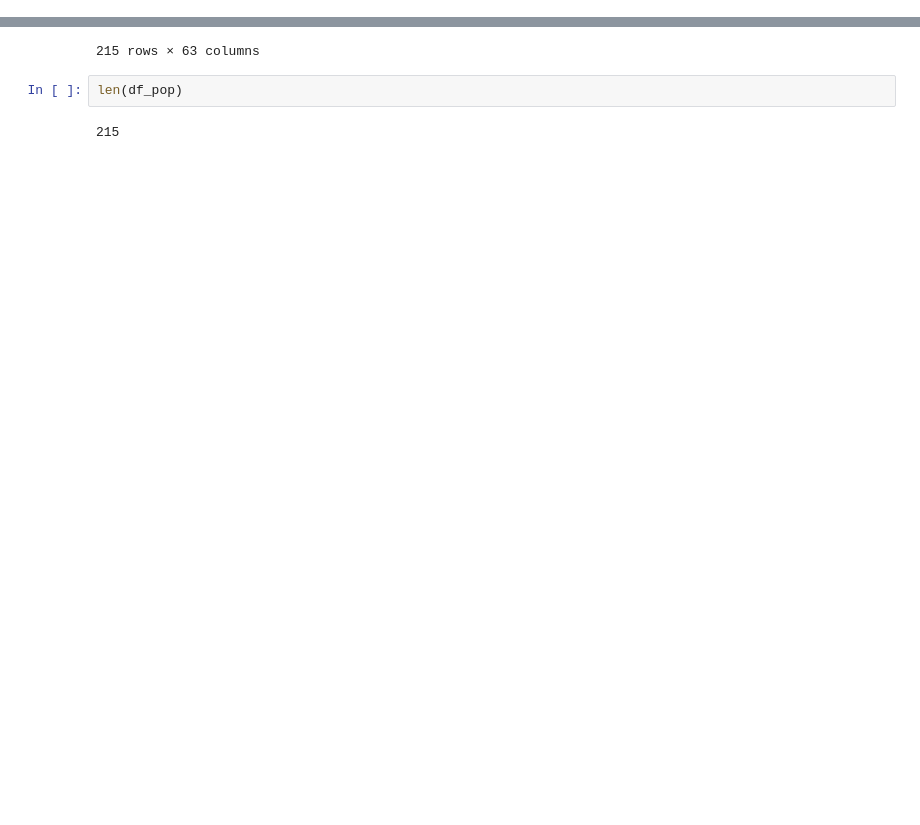
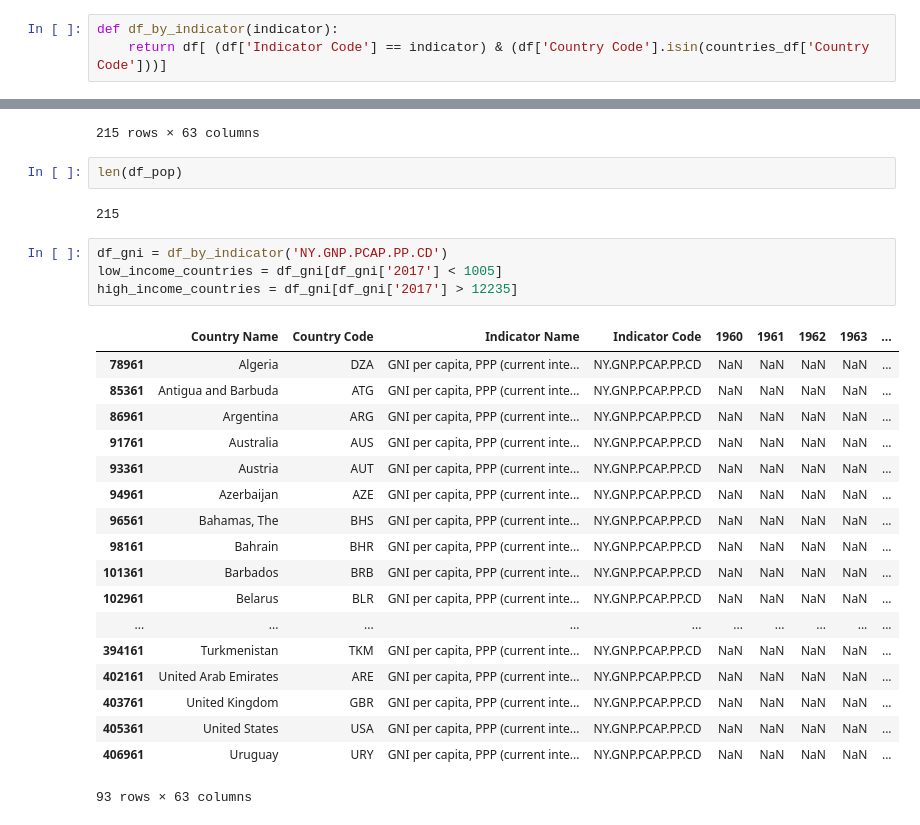
Before and after one commit to nilesh0109/Research-Methods, a Jupyter notebook: Task4/christopher_kavish_nilesh.ipynb, the cells around one changed output, grey strips where cells are left out. Saved outputs shown, nothing was run; the diff lists cells and outputs as text; blank space fills up the shorter version.

Commit message:
[Christoper] categorize high and low income countries

```diff
--- a/Task4/christopher_kavish_nilesh.ipynb
+++ b/Task4/christopher_kavish_nilesh.ipynb
@@ -13,5 +13,8 @@ countries_df.dropna(subset=['Currency Unit' , '2-alpha code', 'WB-2 code'], inpl
 countries_df = countries_df[['Country Code', 'Table Name']]
 # %% [markdown]
 Function to get rid of unwanted countries
+# %%
+def df_by_indicator(indicator):
+    return df[ (df['Indicator Code'] == indicator) & (df['Country Code'].isin(countries_df['Country Code']))]
 # %% [markdown]
 FILTERING THE DATASET FOR POPULATION
@@ -47,3 +57,26 @@ df_gdp
 len(df_pop)
 # %% [output]
 215
+# %%
+df_gni = df_by_indicator('NY.GNP.PCAP.PP.CD')
+low_income_countries = df_gni[df_gni['2017'] < 1005]
+high_income_countries = df_gni[df_gni['2017'] > 12235]
+# %% [output]
+|  | Country Name | Country Code | Indicator Name | Indicator Code | 1960 | 1961 | 1962 | 1963 | ... |
+| 78961 | Algeria | DZA | GNI per capita, PPP (current inte... | NY.GNP.PCAP.PP.CD | NaN | NaN | NaN | NaN | ... |
+| 85361 | Antigua and Barbuda | ATG | GNI per capita, PPP (current inte... | NY.GNP.PCAP.PP.CD | NaN | NaN | NaN | NaN | ... |
+| 86961 | Argentina | ARG | GNI per capita, PPP (current inte... | NY.GNP.PCAP.PP.CD | NaN | NaN | NaN | NaN | ... |
+| 91761 | Australia | AUS | GNI per capita, PPP (current inte... | NY.GNP.PCAP.PP.CD | NaN | NaN | NaN | NaN | ... |
+| 93361 | Austria | AUT | GNI per capita, PPP (current inte... | NY.GNP.PCAP.PP.CD | NaN | NaN | NaN | NaN | ... |
+| 94961 | Azerbaijan | AZE | GNI per capita, PPP (current inte... | NY.GNP.PCAP.PP.CD | NaN | NaN | NaN | NaN | ... |
+| 96561 | Bahamas, The | BHS | GNI per capita, PPP (current inte... | NY.GNP.PCAP.PP.CD | NaN | NaN | NaN | NaN | ... |
+| 98161 | Bahrain | BHR | GNI per capita, PPP (current inte... | NY.GNP.PCAP.PP.CD | NaN | NaN | NaN | NaN | ... |
+| 101361 | Barbados | BRB | GNI per capita, PPP (current inte... | NY.GNP.PCAP.PP.CD | NaN | NaN | NaN | NaN | ... |
+| 102961 | Belarus | BLR | GNI per capita, PPP (current inte... | NY.GNP.PCAP.PP.CD | NaN | NaN | NaN | NaN | ... |
+| ... | ... | ... | ... | ... | ... | ... | ... | ... | ... |
+| 394161 | Turkmenistan | TKM | GNI per capita, PPP (current inte... | NY.GNP.PCAP.PP.CD | NaN | NaN | NaN | NaN | ... |
+| 402161 | United Arab Emirates | ARE | GNI per capita, PPP (current inte... | NY.GNP.PCAP.PP.CD | NaN | NaN | NaN | NaN | ... |
+| 403761 | United Kingdom | GBR | GNI per capita, PPP (current inte... | NY.GNP.PCAP.PP.CD | NaN | NaN | NaN | NaN | ... |
+| 405361 | United States | USA | GNI per capita, PPP (current inte... | NY.GNP.PCAP.PP.CD | NaN | NaN | NaN | NaN | ... |
+| 406961 | Uruguay | URY | GNI per capita, PPP (current inte... | NY.GNP.PCAP.PP.CD | NaN | NaN | NaN | NaN | ... |
+93 rows × 63 columns
```
Also changed, not shown: parts of 3 cells of this notebook.
